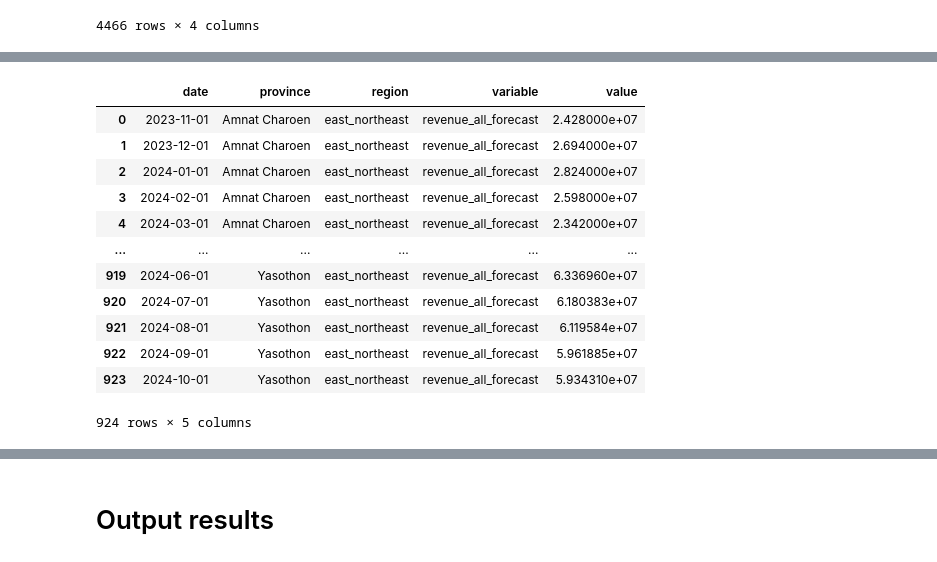
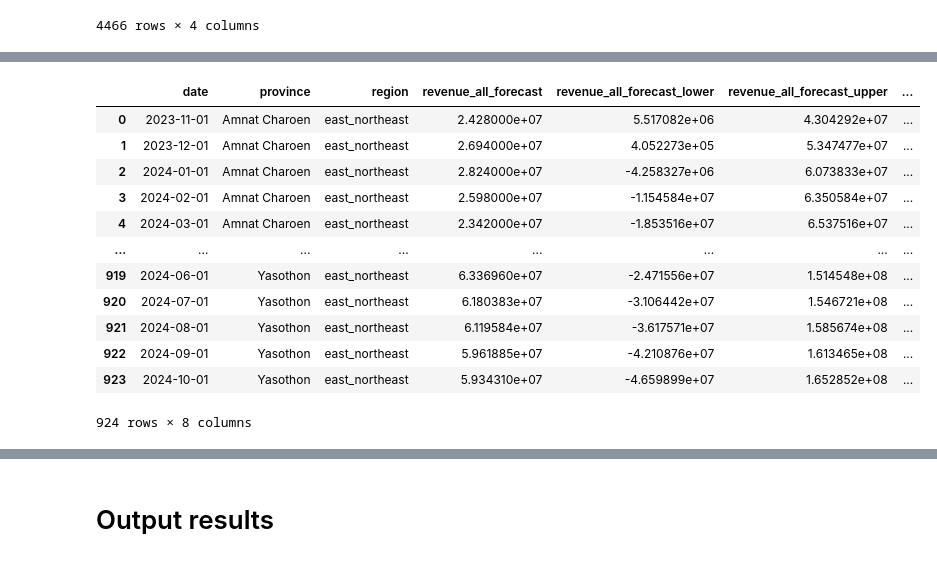
Before and after one commit to qducnguyen/business-analytics-project, a Jupyter notebook: notebooks/4_forecasting.ipynb, the cells around one changed output, grey strips where cells are left out. Cells and saved outputs as stored; diff of their text form; code cells hidden in the pictures.

Commit message:
Update forecast

```diff
--- a/notebooks/4_forecasting.ipynb
+++ b/notebooks/4_forecasting.ipynb
@@ -60,5 +54,6 @@ for index, row in thai_revenue_all.iterrows():
 # %%
 result = []
+result_variable = []
 
 for province, region in map_province_to_region.items():
     print(f"Forecasting {province} ....")
@@ -85,8 +80,14 @@ for province, region in map_province_to_region.items():
                                       return_conf_int=True,
                                       alpha=0.05)
 
-    for data_sample in forecast.iteritems():
-        result.append([data_sample[0], province, region, "revenue_all_forecast", data_sample[1] * 1e6])
+    for idx, data_sample in enumerate(forecast.iteritems()):
+        lower_bound, upper_bound = forecast_int[idx]
+        change_ratio = (upper_bound - data_sample[1]) / data_sample[1]
+        result.append([data_sample[0], province, region, data_sample[1] * 1e6, lower_bound * 1e6, upper_bound * 1e6, change_ratio])
+        result_variable.append([data_sample[0], province, region, "revenue_all_forecast", data_sample[1] * 1e6])
+        result_variable.append([data_sample[0], province, region, "revenue_all_forecast_lower", lower_bound * 1e6])
+        result_variable.append([data_sample[0], province, region, "revenue_all_forecast_upper", upper_bound * 1e6])
+        result_variable.append([data_sample[0], province, region, "revenue_all_forecast_change_ratio", change_ratio])
 # %% [output]
 Forecasting Amnat Charoen ....
 Forecasting Ang Thong ....
@@ -108,17 +127,19 @@ Forecasting Yasothon ....
 # %%
-df_result = pd.DataFrame(result, columns=["date", "province", "region", "variable", "value"])
+df_result = pd.DataFrame(result, columns=["date", "province", "region", "revenue_all_forecast", "revenue_all_forecast_lower",
+                                          "revenue_all_forecast_upper", "revenue_all_forecast_change_ratio"])
+df_result["model"] = "SARIMA"
 df_result
 # %% [output]
-|  | date | province | region | variable | value |
-| 0 | 2023-11-01 | Amnat Charoen | east_northeast | revenue_all_forecast | 2.428000e+07 |
-| 1 | 2023-12-01 | Amnat Charoen | east_northeast | revenue_all_forecast | 2.694000e+07 |
-| 2 | 2024-01-01 | Amnat Charoen | east_northeast | revenue_all_forecast | 2.824000e+07 |
-| 3 | 2024-02-01 | Amnat Charoen | east_northeast | revenue_all_forecast | 2.598000e+07 |
-| 4 | 2024-03-01 | Amnat Charoen | east_northeast | revenue_all_forecast | 2.342000e+07 |
-| ... | ... | ... | ... | ... | ... |
-| 919 | 2024-06-01 | Yasothon | east_northeast | revenue_all_forecast | 6.336960e+07 |
-| 920 | 2024-07-01 | Yasothon | east_northeast | revenue_all_forecast | 6.180383e+07 |
-| 921 | 2024-08-01 | Yasothon | east_northeast | revenue_all_forecast | 6.119584e+07 |
-| 922 | 2024-09-01 | Yasothon | east_northeast | revenue_all_forecast | 5.961885e+07 |
-| 923 | 2024-10-01 | Yasothon | east_northeast | revenue_all_forecast | 5.934310e+07 |
+|  | date | province | region | revenue_all_forecast | revenue_all_forecast_lower | revenue_all_forecast_upper | ... |
+| 0 | 2023-11-01 | Amnat Charoen | east_northeast | 2.428000e+07 | 5.517082e+06 | 4.304292e+07 | ... |
+| 1 | 2023-12-01 | Amnat Charoen | east_northeast | 2.694000e+07 | 4.052273e+05 | 5.347477e+07 | ... |
+| 2 | 2024-01-01 | Amnat Charoen | east_northeast | 2.824000e+07 | -4.258327e+06 | 6.073833e+07 | ... |
+| 3 | 2024-02-01 | Amnat Charoen | east_northeast | 2.598000e+07 | -1.154584e+07 | 6.350584e+07 | ... |
+| 4 | 2024-03-01 | Amnat Charoen | east_northeast | 2.342000e+07 | -1.853516e+07 | 6.537516e+07 | ... |
+| ... | ... | ... | ... | ... | ... | ... | ... |
+| 919 | 2024-06-01 | Yasothon | east_northeast | 6.336960e+07 | -2.471556e+07 | 1.514548e+08 | ... |
+| 920 | 2024-07-01 | Yasothon | east_northeast | 6.180383e+07 | -3.106442e+07 | 1.546721e+08 | ... |
+| 921 | 2024-08-01 | Yasothon | east_northeast | 6.119584e+07 | -3.617571e+07 | 1.585674e+08 | ... |
+| 922 | 2024-09-01 | Yasothon | east_northeast | 5.961885e+07 | -4.210876e+07 | 1.613465e+08 | ... |
+| 923 | 2024-10-01 | Yasothon | east_northeast | 5.934310e+07 | -4.659899e+07 | 1.652852e+08 | ... |
-924 rows × 5 columns
+924 rows × 8 columns
```
Also changed, not shown: parts of 46 cells of this notebook, 2 other files.
